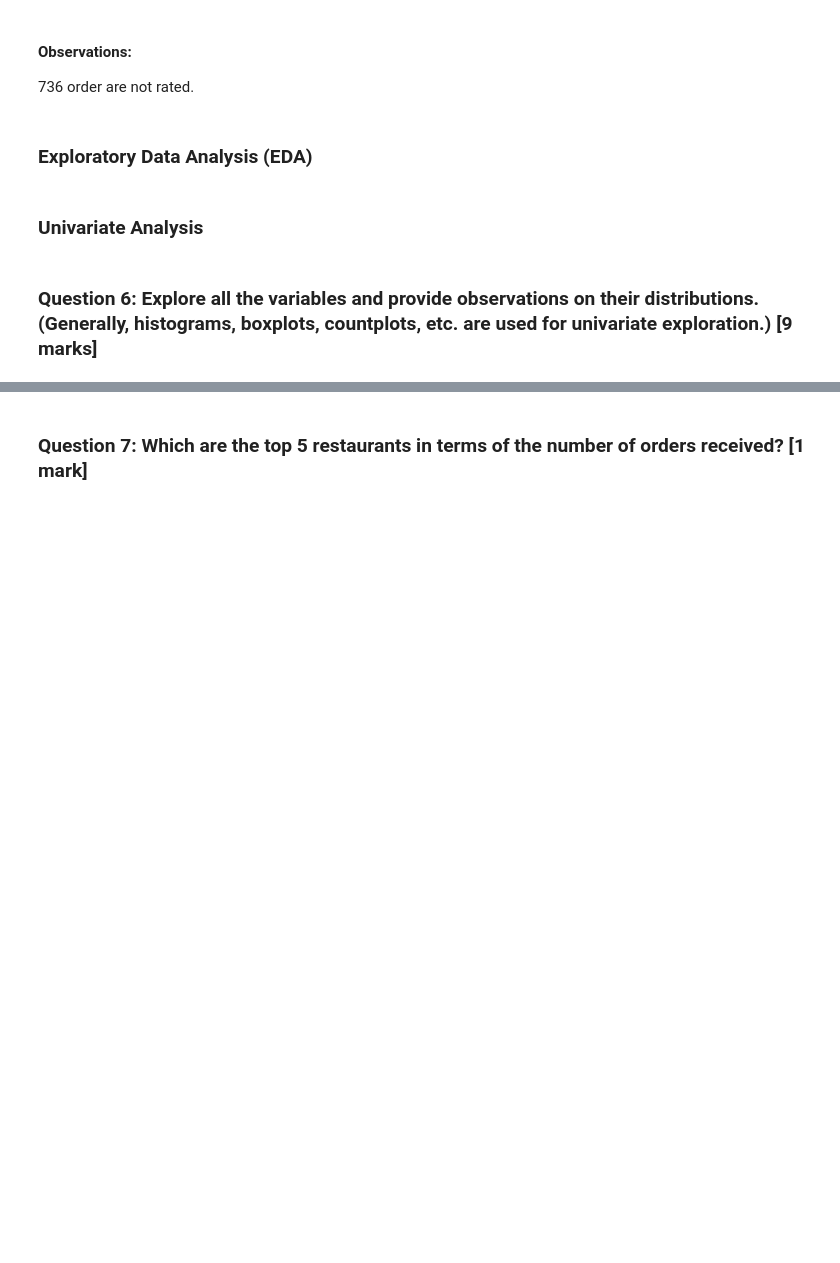
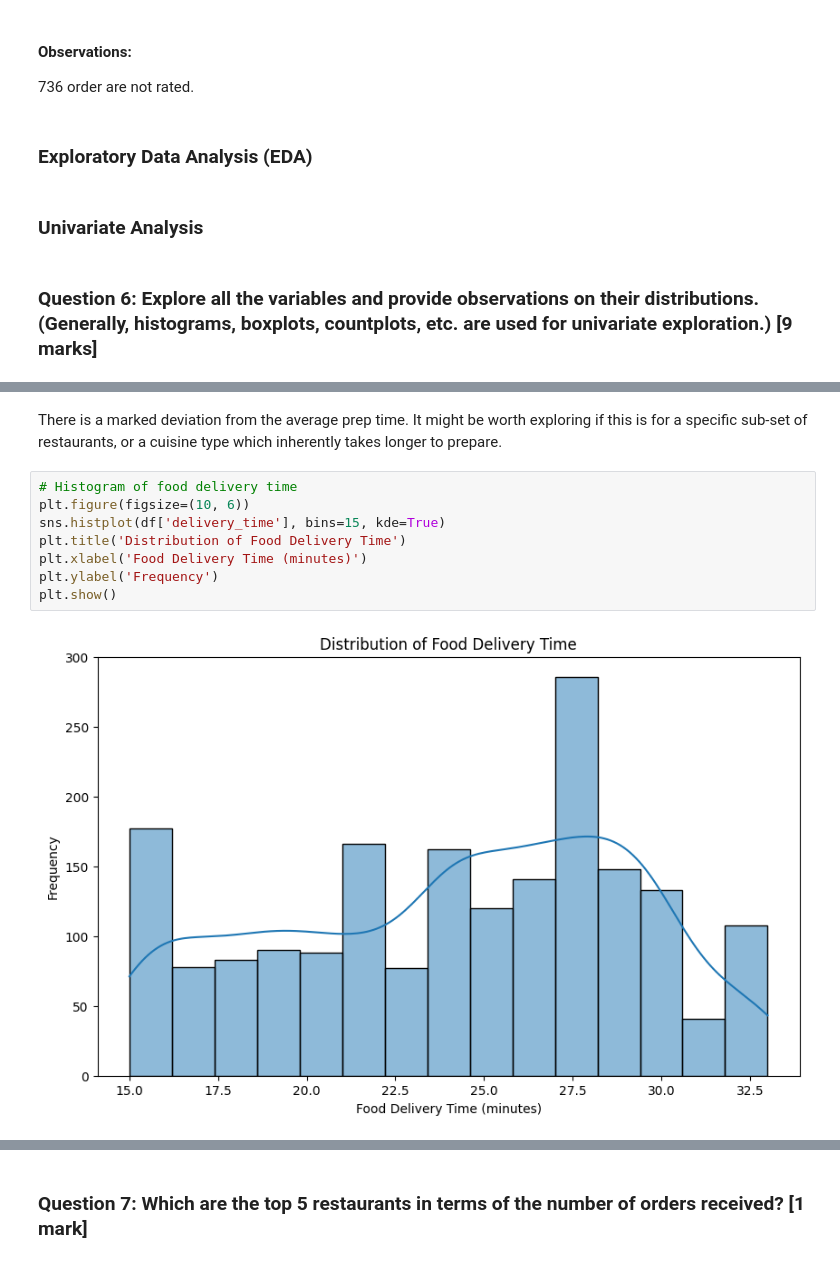
Before and after one commit to pieterkdevilliers/mit-foodhub, a Jupyter notebook: notebooks/FDS_Project_LearnerNotebook_FullCode.ipynb, the cells around one changed output, grey strips where cells are left out. Saved outputs shown, nothing was run; the diff lists cells and outputs as text; blank space fills up the shorter version.

```diff
--- a/notebooks/FDS_Project_LearnerNotebook_FullCode.ipynb
+++ b/notebooks/FDS_Project_LearnerNotebook_FullCode.ipynb
@@ -162,0 +213,12 @@ Name: count, dtype: int64
+# %% [markdown]
+There is a marked deviation from the average prep time. It might be worth exploring if this is for a specific sub-set of restaurants, or a cuisine type which inherently takes longer to prepare.
+# %%
+# Histogram of food delivery time
+plt.figure(figsize=(10, 6))
+sns.histplot(df['delivery_time'], bins=15, kde=True)
+plt.title('Distribution of Food Delivery Time')
+plt.xlabel('Food Delivery Time (minutes)')
+plt.ylabel('Frequency')
+plt.show()
+# %% [output]
+[figure, added]
```
Also changed, not shown: parts of 51 cells of this notebook.
